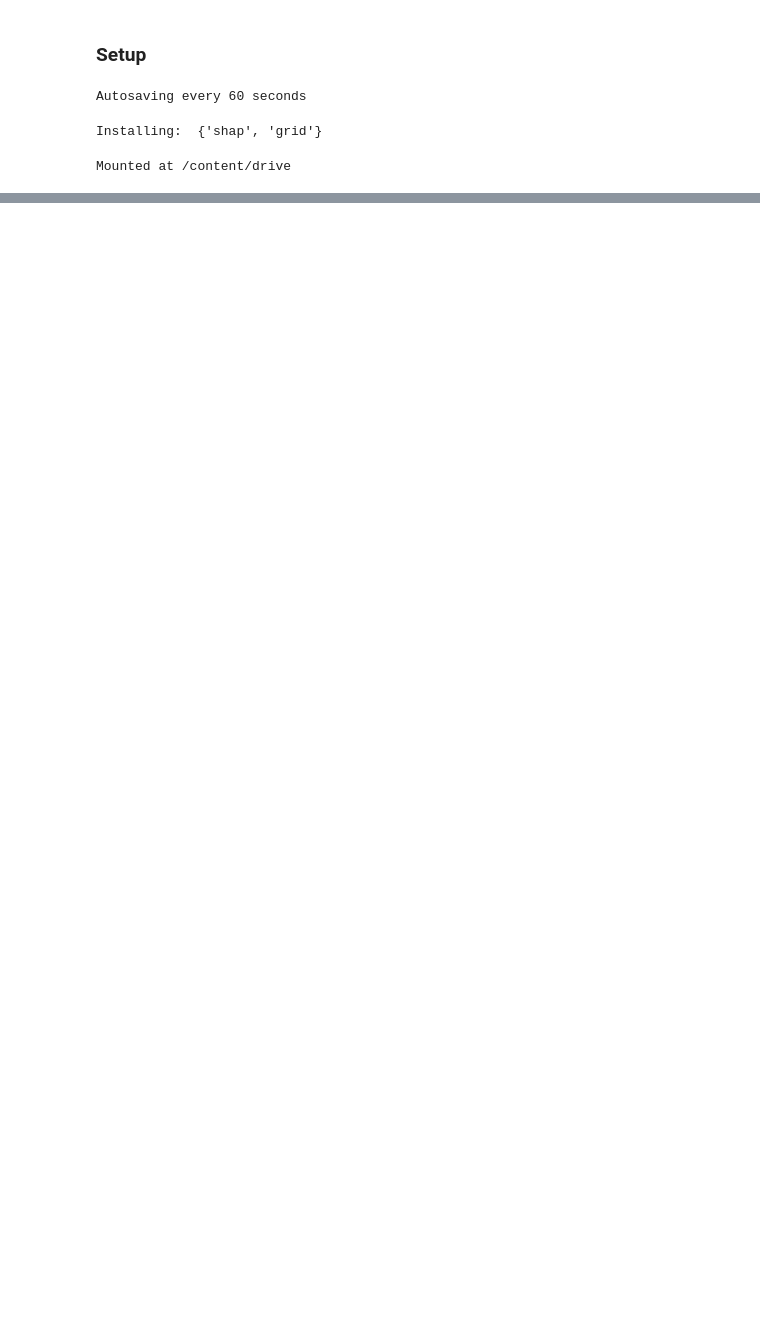
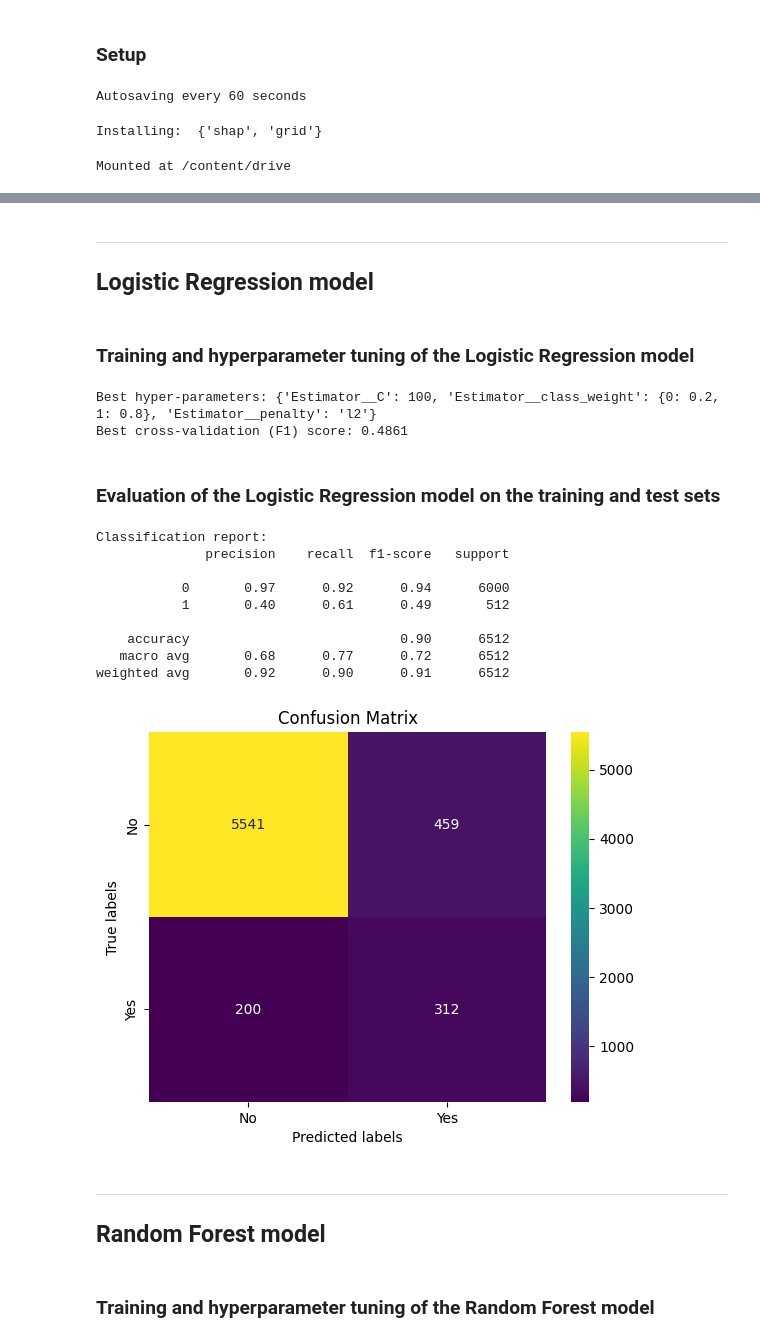
Before and after one commit to supanat-tht/HDAT9910, a Jupyter notebook: HDAT9910_main.ipynb, the cells around one changed output, grey strips where cells are left out. Cells and saved outputs as stored; diff of their text form; code cells hidden in the pictures; blank space fills up the shorter version.

```diff
--- a/HDAT9910_main.ipynb
+++ b/HDAT9910_main.ipynb
@@ -189,0 +130,4 @@ table(patients$dod_missing, patients$expire_flag)
+# %%
+# Split the data set into two DataFrames: the features, stored in X, and the target, stored in y.
+X = alldata_q1.drop(['icu_expire_flag_2'], axis = 1)
+y = alldata_q1[['icu_expire_flag_2']].values.ravel()
@@ -189,0 +136,10 @@ table(patients$dod_missing, patients$expire_flag)
+# %%
+# Import train_test_split function
+from sklearn.model_selection import train_test_split
+# Split X and y into 80% train and 20% test data, set random state = 42 and stratify responses
+X_train, X_test, y_train, y_test = train_test_split(X, y, test_size=0.2, random_state=42, stratify = y)
+# %% [markdown]
+---
+## Logistic Regression model
+# %% [markdown]
+### Training and hyperparameter tuning of the Logistic Regression model
@@ -189,0 +169,57 @@ table(patients$dod_missing, patients$expire_flag)
+# %%
+# Import the grid search CV class
+from sklearn.model_selection import GridSearchCV
+
+# Grid search CV object
+# Specify cv = 3 for 3-fold cross-validation. F1 score is chosen because this is an imbalanced data set.
+grid_search_LR = GridSearchCV(pipeln, param_grid_LR, cv = 3, scoring='f1', n_jobs=-1)
+
+# Fit the model
+grid_search_LR.fit(X_train, y_train)
+
+# Display the best hyperparameters and F1 score
+print("Best hyper-parameters: {}".format(grid_search_LR.best_params_))
+print("Best cross-validation (F1) score: {:.4f}".format(grid_search_LR.best_score_))
+# %% [output]
+Best hyper-parameters: {'Estimator__C': 100, 'Estimator__class_weight': {0: 0.2, 1: 0.8}, 'Estimator__penalty': 'l2'}
+Best cross-validation (F1) score: 0.4861
+# %% [markdown]
+### Evaluation of the Logistic Regression model on the training and test sets
+# %%
+# Python code here (10 lines limit, and 2 cells limit)
+# Import evaluation metrics
+from sklearn.metrics import confusion_matrix
+from sklearn.metrics import classification_report
+
+# Import visualization packages
+import seaborn as sns
+import matplotlib.pyplot as plt
+
+# Generate predictions for test data based on the model with best parameters generated by GridSearchCV
+y_pred_grid_search_LR = grid_search_LR.predict(X_test)
+
+# Generate confusion matrix for evaluation
+confusion_LR = confusion_matrix(y_test, y_pred_grid_search_LR)
+
+# Use the function plot_confusion_matrix(confusion_matrix)
+plot_confusion_matrix(confusion_LR)
+
+# Classification report
+print("Classification report:")
+print(classification_report(y_test, y_pred_grid_search_LR))
+# %% [output]
+Classification report:
+              precision    recall  f1-score   support
+
+           0       0.97      0.92      0.94      6000
+           1       0.40      0.61      0.49       512
+
+    accuracy                           0.90      6512
+   macro avg       0.68      0.77      0.72      6512
+weighted avg       0.92      0.90      0.91      6512
+[figure, added]
+# %% [markdown]
+---
+## Random Forest model
+# %% [markdown]
+### Training and hyperparameter tuning of the Random Forest model
```
Also changed, not shown: parts of 19 cells of this notebook.
